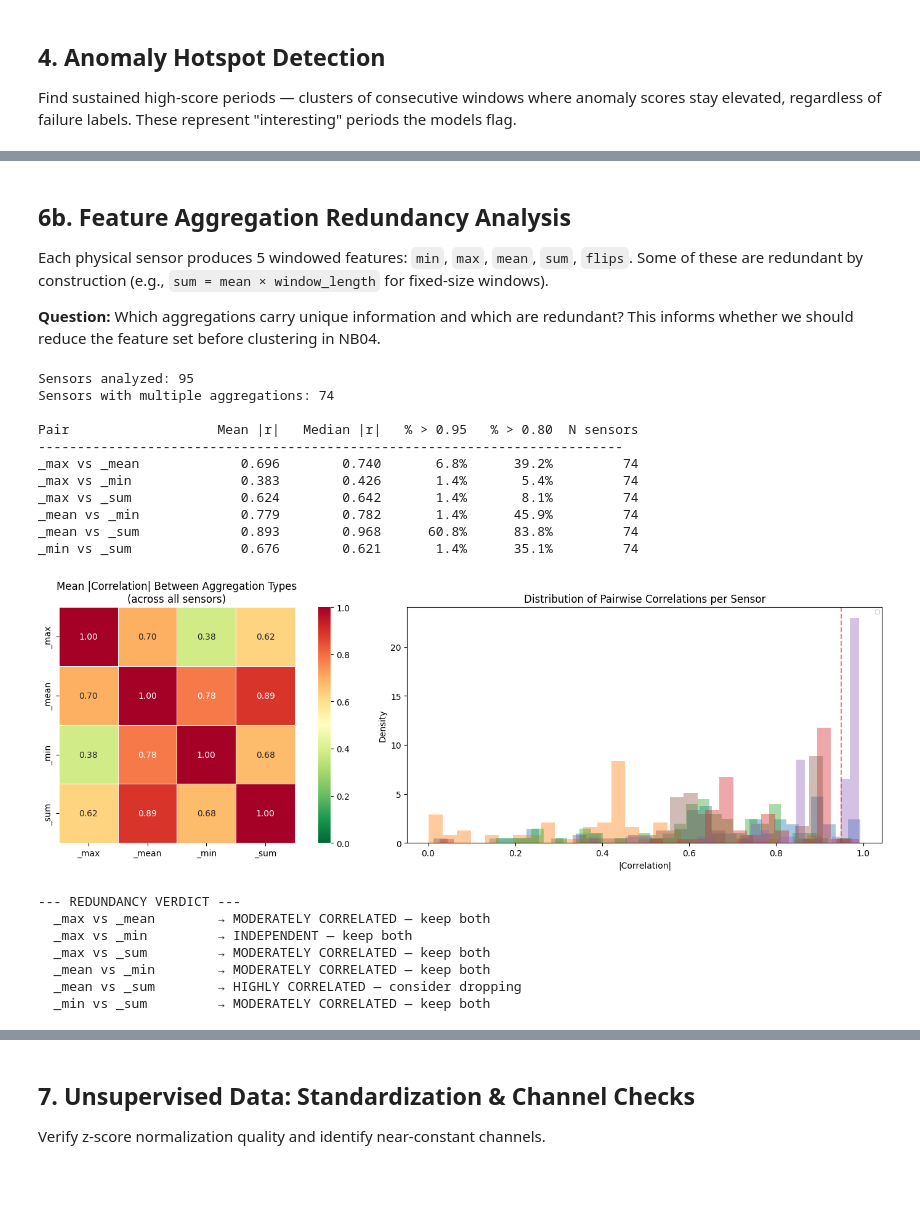
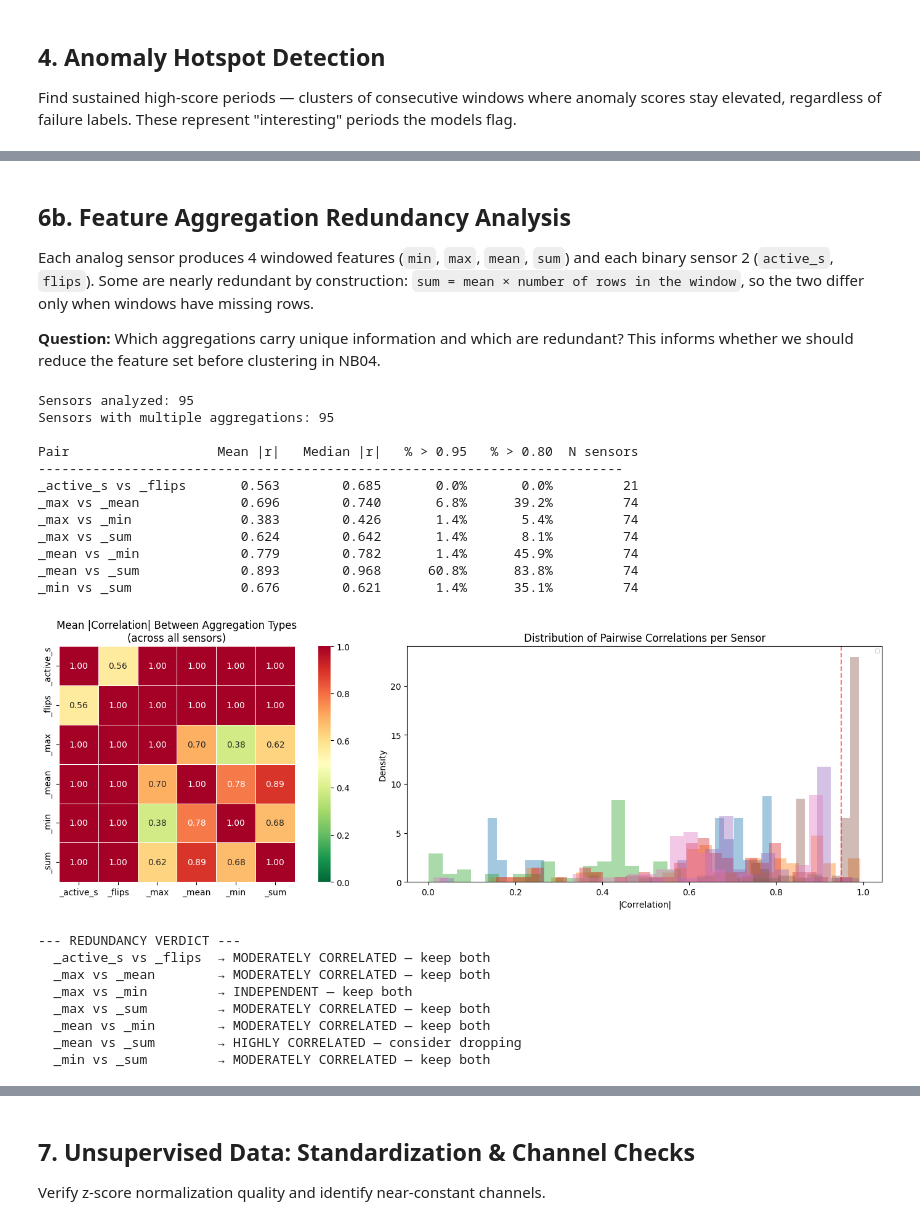
Before and after one commit to Emir515/Kurtulus-thesis, a Jupyter notebook: notebooks/03_dataset_analysis.ipynb, the cells around one changed output, grey strips where cells are left out. Drawn from its saved outputs; the diff is of its cells as text; code cells hidden in the pictures; blank space fills up the shorter version.

```diff
--- a/notebooks/03_dataset_analysis.ipynb
+++ b/notebooks/03_dataset_analysis.ipynb
@@ -31,6 +32,8 @@ warnings.filterwarnings('ignore')
 sys.path.insert(0, os.path.abspath('..'))
 ROOT = os.path.abspath('..')
 OUT_DIR = os.path.join(ROOT, 'outputs')
+NB03_OUT = os.path.join(OUT_DIR, 'nb03_artifacts')
+os.makedirs(NB03_OUT, exist_ok=True)
 
 # Constants
 WINDOW_S = 350
@@ -741,14 +784,14 @@ Traction   0.735800  0.521489
 # %% [markdown]
 ## 6b. Feature Aggregation Redundancy Analysis
 
-Each physical sensor produces 5 windowed features: `min`, `max`, `mean`, `sum`, `flips`. Some of these are redundant by construction (e.g., `sum = mean × window_length` for fixed-size windows).
+Each analog sensor produces 4 windowed features (`min`, `max`, `mean`, `sum`) and each binary sensor 2 (`active_s`, `flips`). Some are nearly redundant by construction: `sum = mean × number of rows in the window`, so the two differ only when windows have missing rows.
 
 **Question:** Which aggregations carry unique information and which are redundant? This informs whether we should reduce the feature set before clustering in NB04.
 # %%
 # ── Aggregation Redundancy Analysis ──
 # For each physical sensor, compute pairwise correlation between its aggregations
 
-SUFFIXES = ['_min', '_max', '_mean', '_sum', '_flips']
+SUFFIXES = ['_active_s', '_min', '_max', '_mean', '_sum', '_flips']
 
 # Extract sensor -> list of (suffix, feature_name) mapping
 sensor_aggs = {}
@@ -818,37 +861,39 @@ ax.set_ylabel('Density')
 ax.set_title('Distribution of Pairwise Correlations per Sensor')
 ax.legend(fontsize=6, ncol=2)
 ax.axvline(0.95, color='red', linestyle='--', alpha=0.5, label='r=0.95')
 
 plt.tight_layout()
-plt.savefig(os.path.join(OUT_DIR, 'aggregation_redundancy.png'), dpi=150, bbox_inches='tight')
+plt.savefig(os.path.join(NB03_OUT, 'aggregation_redundancy.png'), dpi=150, bbox_inches='tight')
 plt.show()
 
 # Identify which pairs are truly redundant (>95% of sensors have |r| > 0.95)
 print('\n--- REDUNDANCY VERDICT ---')
 for row in pair_summary:
     if row['pct_above_95'] > 90:
         status = 'REDUNDANT — drop one'
     elif row['pct_above_80'] > 80:
         status = 'HIGHLY CORRELATED — consider dropping'
     elif row['mean_corr'] > 0.5:
         status = 'MODERATELY CORRELATED — keep both'
     else:
         status = 'INDEPENDENT — keep both'
     print(f'  {row["pair"]:<20} → {status}')
 # %% [output]
 Sensors analyzed: 95
-Sensors with multiple aggregations: 74
+Sensors with multiple aggregations: 95
 
 Pair                   Mean |r|   Median |r|   % > 0.95   % > 0.80  N sensors
 ---------------------------------------------------------------------------
+_active_s vs _flips       0.563        0.685       0.0%       0.0%         21
 _max vs _mean             0.696        0.740       6.8%      39.2%         74
 _max vs _min              0.383        0.426       1.4%       5.4%         74
 _max vs _sum              0.624        0.642       1.4%       8.1%         74
 _mean vs _min             0.779        0.782       1.4%      45.9%         74
 _mean vs _sum             0.893        0.968      60.8%      83.8%         74
 _min vs _sum              0.676        0.621       1.4%      35.1%         74
-[figure, old version]
+[figure, new version]
 --- REDUNDANCY VERDICT ---
+  _active_s vs _flips  → MODERATELY CORRELATED — keep both
   _max vs _mean        → MODERATELY CORRELATED — keep both
   _max vs _min         → INDEPENDENT — keep both
   _max vs _sum         → MODERATELY CORRELATED — keep both
```
Also changed, not shown: parts of 15 cells of this notebook, 5 other files.
